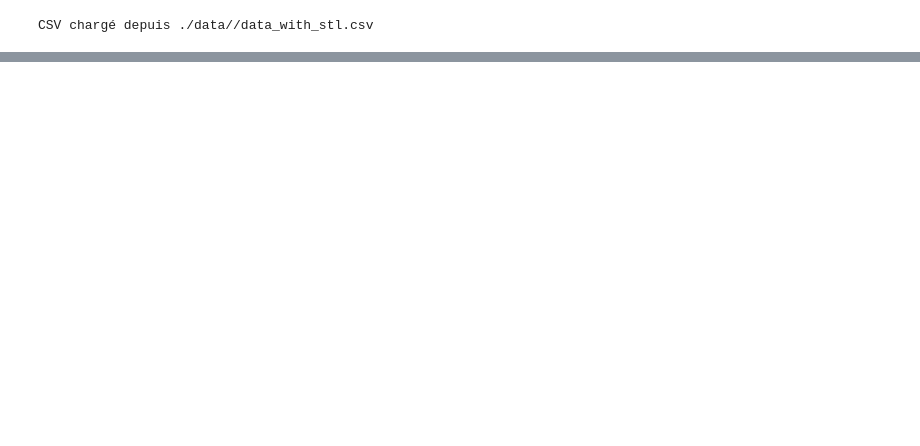
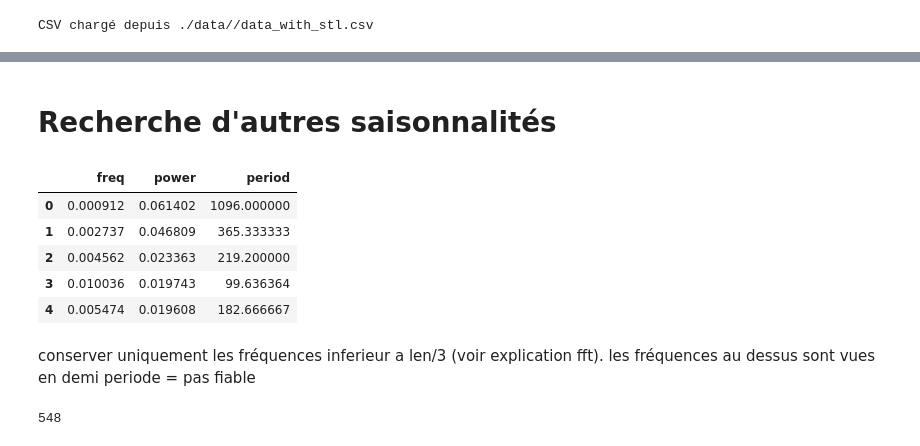
Before and after one commit to montagneForEver/ML_consommation_eau, a Jupyter notebook: exploration_finale.ipynb, the cells around one changed output, grey strips where cells are left out. Saved outputs shown, nothing was run; the diff lists cells and outputs as text; code cells hidden in the pictures; blank space fills up the shorter version.

```diff
--- a/exploration_finale.ipynb
+++ b/exploration_finale.ipynb
@@ -562,0 +571,2 @@ Text(0.5, 1.0, 'ID_355')
+# %% [markdown]
+# Recherche d'autres saisonnalités
@@ -562,0 +623,15 @@ Text(0.5, 1.0, 'ID_355')
+# %%
+df.head()
+# %% [output]
+|  | freq | power | period |
+| 0 | 0.000912 | 0.061402 | 1096.000000 |
+| 1 | 0.002737 | 0.046809 | 365.333333 |
+| 2 | 0.004562 | 0.023363 | 219.200000 |
+| 3 | 0.010036 | 0.019743 | 99.636364 |
+| 4 | 0.005474 | 0.019608 | 182.666667 |
+# %% [markdown]
+conserver uniquement les fréquences inferieur a len/3 (voir explication fft). les fréquences au dessus sont vues en demi periode = pas fiable
+# %%
+len(df)
+# %% [output]
+548
```
Also changed, not shown: parts of 9 cells of this notebook.
